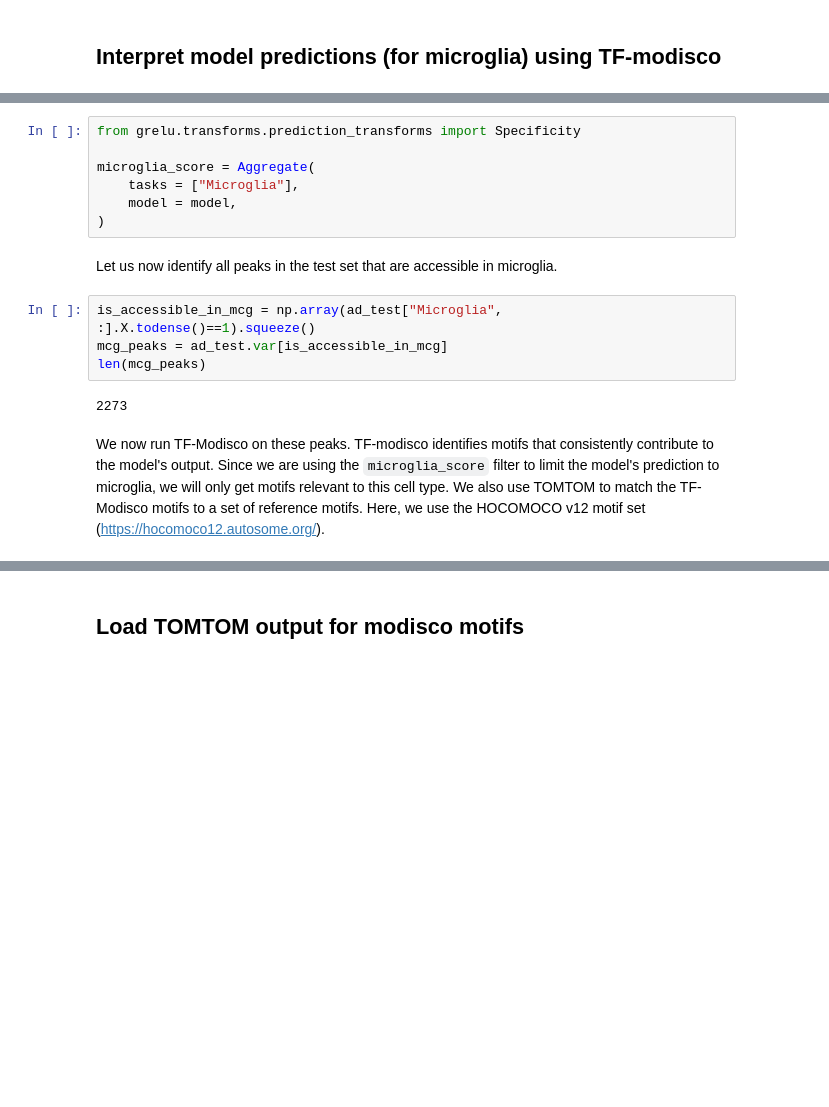
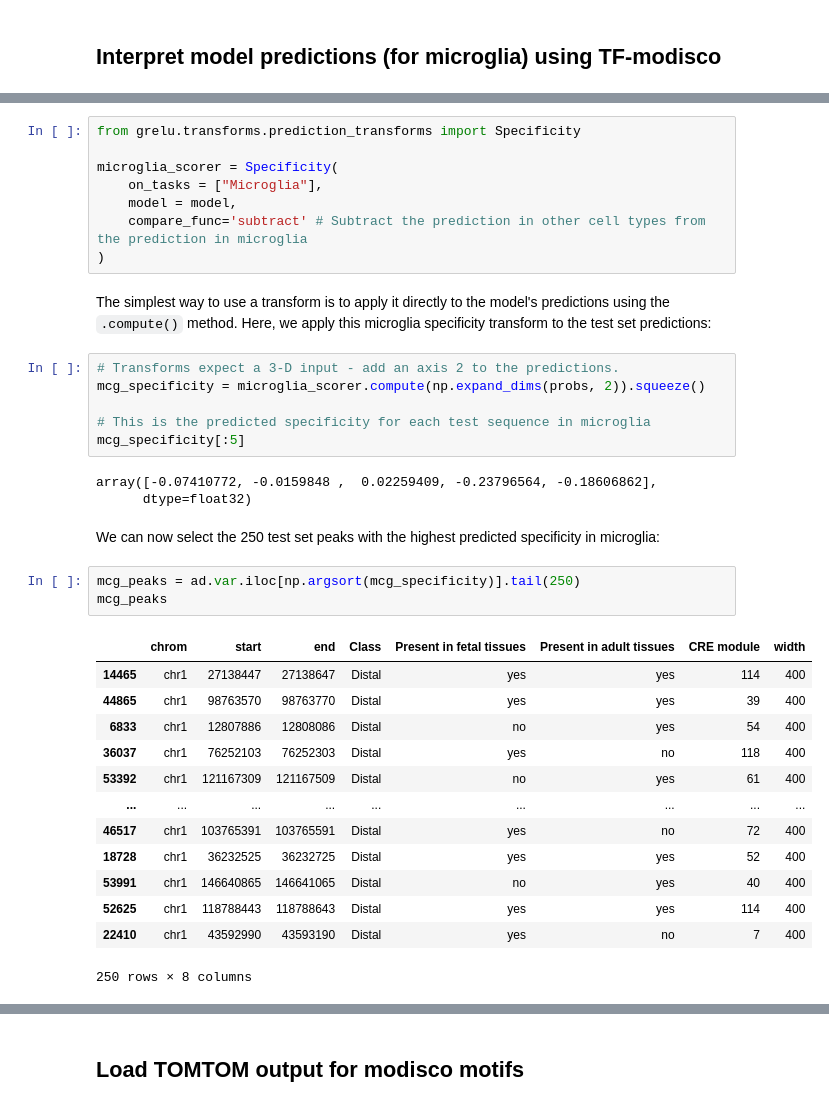
Before and after one commit to Genentech/gReLU, a Jupyter notebook: docs/tutorials/2_finetune.ipynb, the cells around one changed output, grey strips where cells are left out. Drawn from its saved outputs; the diff is of its cells as text; blank space fills up the shorter version.

Commit message:
fixed modisco in tutorial 2

```diff
--- a/docs/tutorials/2_finetune.ipynb
+++ b/docs/tutorials/2_finetune.ipynb
@@ -439,17 +433,38 @@ Here, we use the `Aggregate` class to create a transform that will take in the f
 # %%
 from grelu.transforms.prediction_transforms import Specificity
 
-microglia_score = Aggregate(
-    tasks = ["Microglia"],
+microglia_scorer = Specificity(
+    on_tasks = ["Microglia"],
     model = model,
+    compare_func='subtract' # Subtract the prediction in other cell types from the prediction in microglia
 )
 # %% [markdown]
-Let us now identify all peaks in the test set that are accessible in microglia.
+The simplest way to use a transform is to apply it directly to the model's predictions using the `.compute()` method. Here, we apply this microglia specificity transform to the test set predictions:
-# %%
-is_accessible_in_mcg = np.array(ad_test["Microglia", :].X.todense()==1).squeeze()
-mcg_peaks = ad_test.var[is_accessible_in_mcg]
-len(mcg_peaks)
-# %% [output]
-2273
-# %% [markdown]
-We now run TF-Modisco on these peaks. TF-modisco identifies motifs that consistently contribute to the model's output. Since we are using the `microglia_score` filter to limit the model's prediction to microglia, we will only get motifs relevant to this cell type. We also use TOMTOM to match the TF-Modisco motifs to a set of reference motifs. Here, we use the HOCOMOCO v12 motif set (https://hocomoco12.autosome.org/).
+# %%
+# Transforms expect a 3-D input - add an axis 2 to the predictions.
+mcg_specificity = microglia_scorer.compute(np.expand_dims(probs, 2)).squeeze()
+
+# This is the predicted specificity for each test sequence in microglia
+mcg_specificity[:5]
+# %% [output]
+array([-0.07410772, -0.0159848 ,  0.02259409, -0.23796564, -0.18606862],
+      dtype=float32)
+# %% [markdown]
+We can now select the 250 test set peaks with the highest predicted specificity in microglia:
+# %%
+mcg_peaks = ad.var.iloc[np.argsort(mcg_specificity)].tail(250)
+mcg_peaks
+# %% [output]
+|  | chrom | start | end | Class | Present in fetal tissues | Present in adult tissues | CRE module | width |
+| 14465 | chr1 | 27138447 | 27138647 | Distal | yes | yes | 114 | 400 |
+| 44865 | chr1 | 98763570 | 98763770 | Distal | yes | yes | 39 | 400 |
+| 6833 | chr1 | 12807886 | 12808086 | Distal | no | yes | 54 | 400 |
+| 36037 | chr1 | 76252103 | 76252303 | Distal | yes | no | 118 | 400 |
+| 53392 | chr1 | 121167309 | 121167509 | Distal | no | yes | 61 | 400 |
+| ... | ... | ... | ... | ... | ... | ... | ... | ... |
+| 46517 | chr1 | 103765391 | 103765591 | Distal | yes | no | 72 | 400 |
+| 18728 | chr1 | 36232525 | 36232725 | Distal | yes | yes | 52 | 400 |
+| 53991 | chr1 | 146640865 | 146641065 | Distal | no | yes | 40 | 400 |
+| 52625 | chr1 | 118788443 | 118788643 | Distal | yes | yes | 114 | 400 |
+| 22410 | chr1 | 43592990 | 43593190 | Distal | yes | no | 7 | 400 |
+250 rows × 8 columns
```
Also changed, not shown: parts of 16 cells of this notebook.
